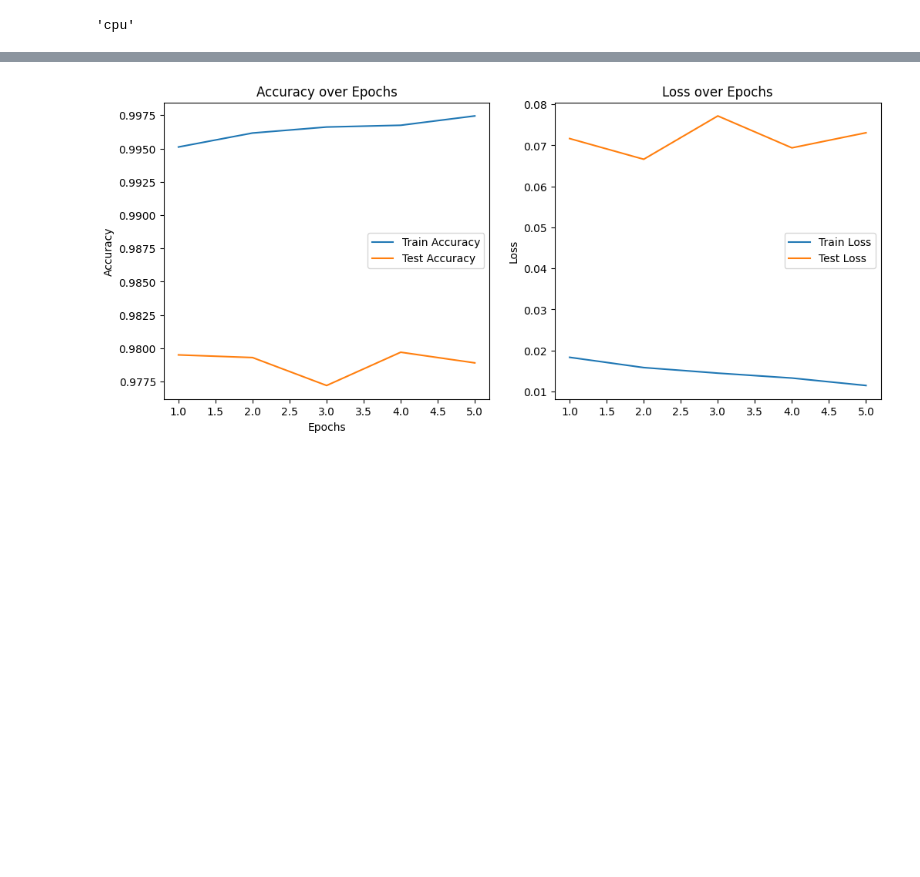
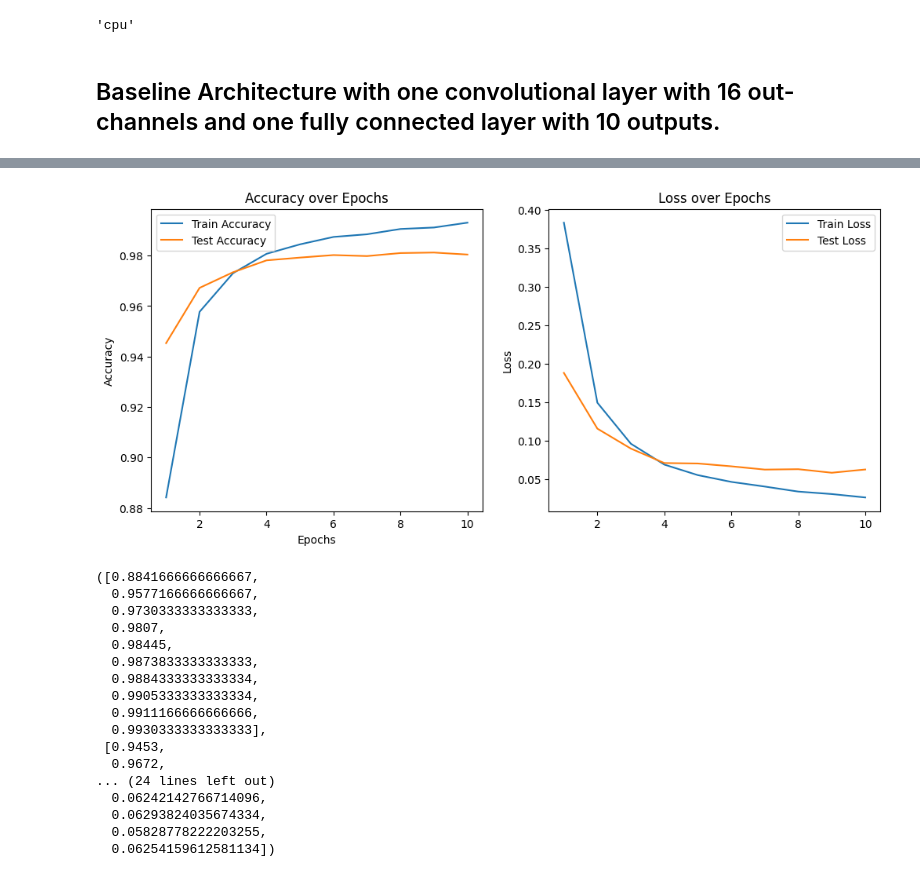
Before and after one commit to rohannair183/SYDE-577-A2-CNN-MNIST, a Jupyter notebook: main.ipynb, the cells around one changed output, grey strips where cells are left out. Cells and saved outputs as stored; diff of their text form; code cells hidden in the pictures; blank space fills up the shorter version.

Commit message:
fixed training loop and added architecture tests

```diff
--- a/main.ipynb
+++ b/main.ipynb
@@ -150,6 +150,8 @@ def test(model, test_loader, loss_fn, epoch=-1):
 
 
 train_loader, test_loader = load_data()
+# %% [markdown]
+## Baseline Architecture with one convolutional layer with 16 out-channels and one fully connected layer with 10 outputs.
 # %%
 import torch
 import torch.nn as nn
@@ -178,11 +180,8 @@ class BaselineConvNet(nn.Module):
 
         return x
 # %%
-model = BaseException()
-loss_fn = nn.CrossEntropyLoss()
-optimizer = optim.Adam(model.parameters(), lr=0.001)
 
-def training_loop(num_epochs=10, learning_rate=0.001, show_plots=True):
+def training_loop(model, loss_fn, optimizer, num_epochs=10, learning_rate=0.001, show_plots=True):
     train_accuracies = []
     test_accuracies = []
     train_losses = []
@@ -198,7 +197,7 @@ def training_loop(num_epochs=10, learning_rate=0.001, show_plots=True):
         test_losses.append(test_loss)
 
     if not show_plots:
-        return
+        return train_accuracies, test_accuracies, train_losses, test_losses
 
     # Plot accuracies
     fig, axs = plt.subplots(1, 2, figsize=(12, 5))
@@ -216,6 +215,13 @@ def training_loop(num_epochs=10, learning_rate=0.001, show_plots=True):
     axs[1].set_title("Loss over Epochs")
     axs[1].set_ylabel("Loss")
     axs[1].legend()
+
+    plt.show()
+    plt.close()
+    return train_accuracies, test_accuracies, train_losses, test_losses
 # %%
-training_loop(num_epochs=5, learning_rate=0.001, show_plots=True)
+model = BaselineConvNet()
+loss_fn = nn.CrossEntropyLoss()
+optimizer = optim.Adam(model.parameters(), lr=0.001)
+training_loop(model=model, loss_fn=loss_fn, optimizer=optimizer, num_epochs=10, learning_rate=0.001, show_plots=True)
 # %% [output]
@@ -232 +248,18 @@ Epoch 5 done. Average test loss = 0.07, average test accuracy = 97.890%
-[figure, old version]
+[figure, new version]
+([0.8841666666666667,
+  0.9577166666666667,
+  0.9730333333333333,
+  0.9807,
+  0.98445,
+  0.9873833333333333,
+  0.9884333333333334,
+  0.9905333333333334,
+  0.9911166666666666,
+  0.9930333333333333],
+ [0.9453,
+  0.9672,
+... (24 lines left out)
+  0.06242142766714096,
+  0.06293824035674334,
+  0.05828778222203255,
+  0.06254159612581134])
```
Also changed, not shown: parts of 7 cells of this notebook.
